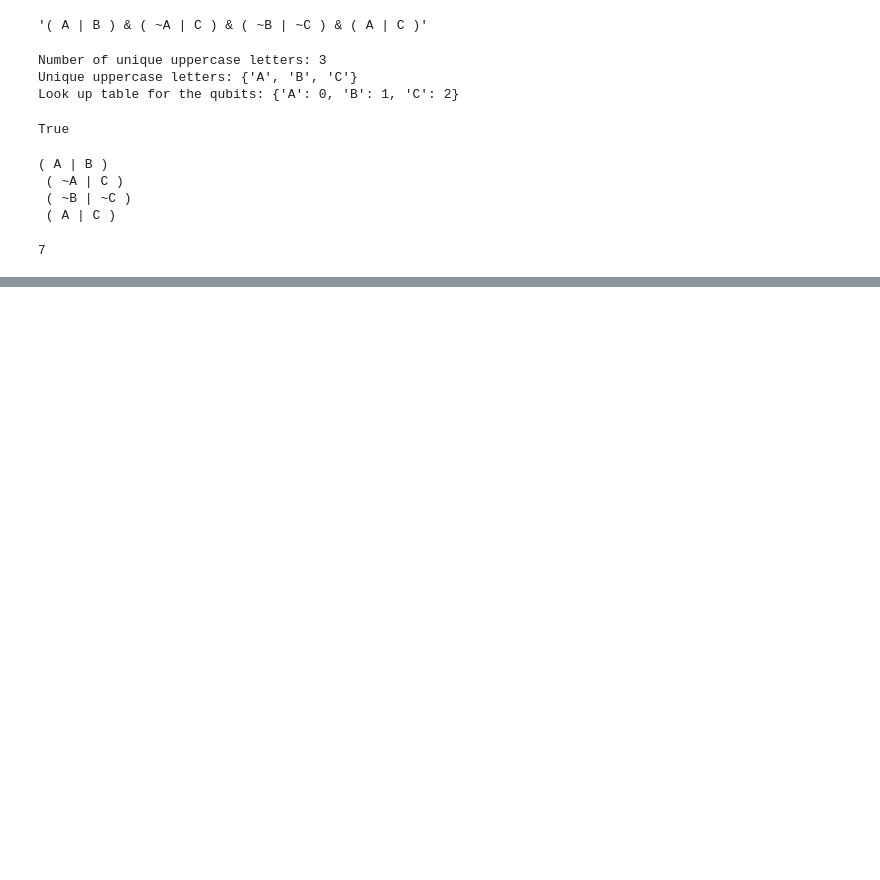
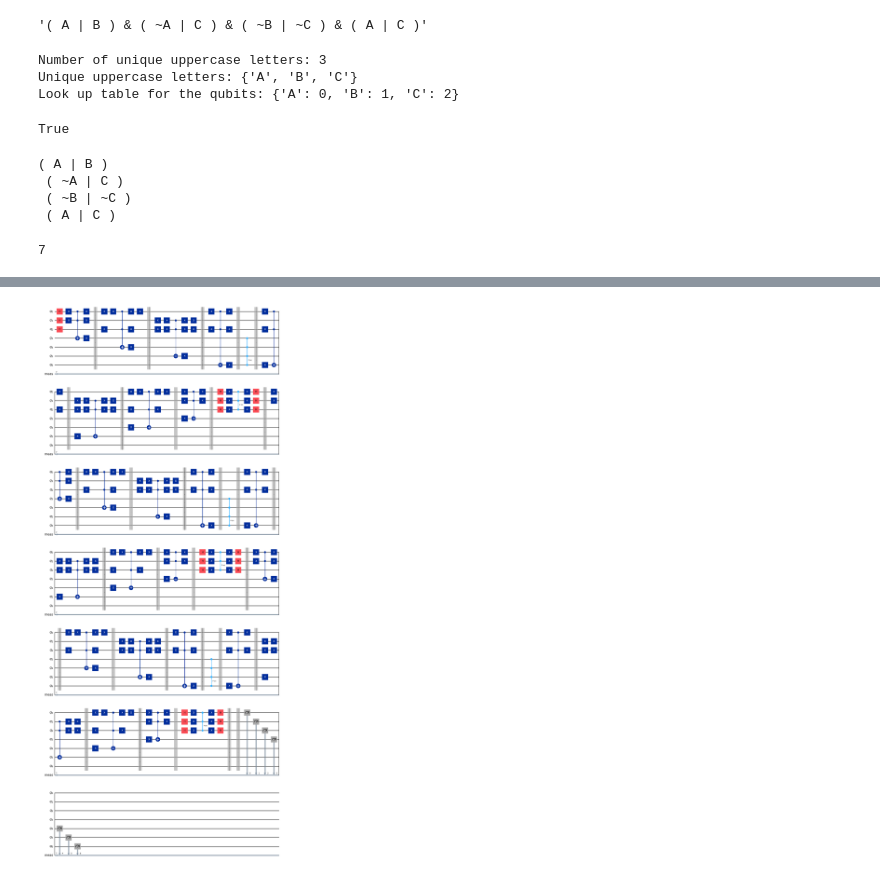
Before and after one commit to michelebanfi/quantum-information-and-algorithms, a Jupyter notebook: Exercises_05.ipynb, the cells around one changed output, grey strips where cells are left out. Drawn from its saved outputs; the diff is of its cells as text; code cells hidden in the pictures; blank space fills up the shorter version.

```diff
--- a/Exercises_05.ipynb
+++ b/Exercises_05.ipynb
@@ -381,0 +416,4 @@ circuit_drawer(qc, output="latex")
+# %%
+circuit_drawer(qc, output="mpl")
+# %% [output]
+[figure, added]
```
Also changed, not shown: parts of 9 cells of this notebook, 1 other file.
